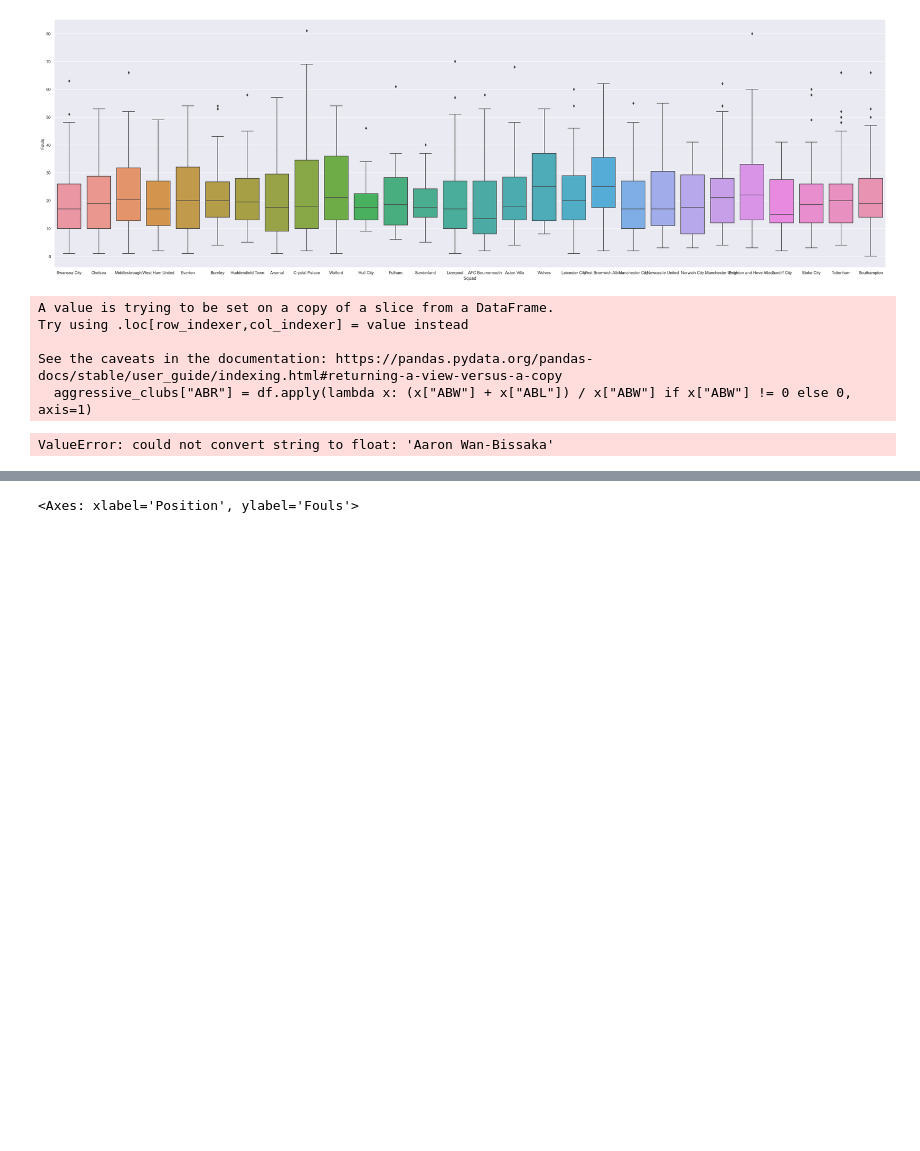
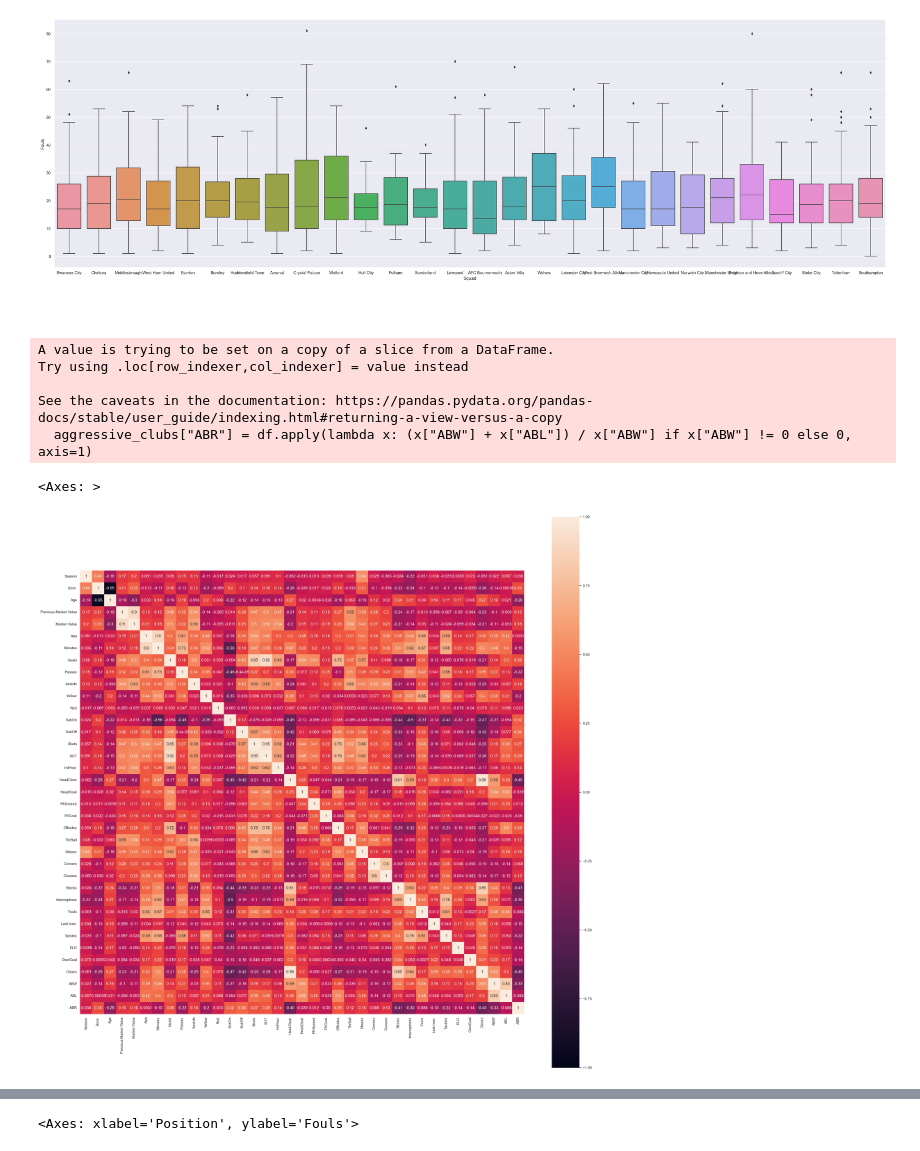
Before and after one commit to ascrivs/studious-couscous, a Jupyter notebook: DSA-Project.ipynb, the cells around one changed output, grey strips where cells are left out. Cells and saved outputs as stored; diff of their text form; code cells hidden in the pictures; blank space fills up the shorter version.

Commit message:
Added markdown for the second heatmap and discussion of the agg/nonagg joinplot

```diff
--- a/DSA-Project.ipynb
+++ b/DSA-Project.ipynb
@@ -348,12 +348,14 @@ sbn.boxplot(data=player_df, x="Squad", y="Fouls")
 # %% [output]
 <Axes: xlabel='Squad', ylabel='Fouls'>
 [figure]
+# %% [markdown]
+<h4>
 # %%
 selected_clubs = ["Wolves","West Bromwich Albion", "Crystal Palace", "Watford","Manchester City" ]
 aggressive_clubs = df[df["Squad"].isin(selected_clubs)]
 
 
-aggressive_clubs["ABR"] = df.apply(lambda x: (x["ABW"] + x["ABL"]) / x["ABW"] if x["ABW"] != 0 else 0, axis=1)
+aggressive_clubs["ABR"] = df.apply(lambda x: x["ABW"] / (x["ABW"] + x["ABL"]) if x["ABW"] != 0 else 0, axis=1)
 # %% [output]
 A value is trying to be set on a copy of a slice from a DataFrame.
 Try using .loc[row_indexer,col_indexer] = value instead
@@ -361,6 +363,9 @@ Try using .loc[row_indexer,col_indexer] = value instead
 See the caveats in the documentation: https://pandas.pydata.org/pandas-docs/stable/user_guide/indexing.html#returning-a-view-versus-a-copy
   aggressive_clubs["ABR"] = df.apply(lambda x: (x["ABW"] + x["ABL"]) / x["ABW"] if x["ABW"] != 0 else 0, axis=1)
 # %%
-sbn.heatmap(aggressive_clubs)
+fig, ax = plt.subplots(figsize=(30, 30))
+
+sbn.heatmap(aggressive_clubs.corr(),vmin=-1, vmax=1,square=True,annot=True)
 # %% [output]
-ValueError: could not convert string to float: 'Aaron Wan-Bissaka'
+<Axes: >
+[figure, added]
```
Also changed, not shown: parts of 5 cells of this notebook.
